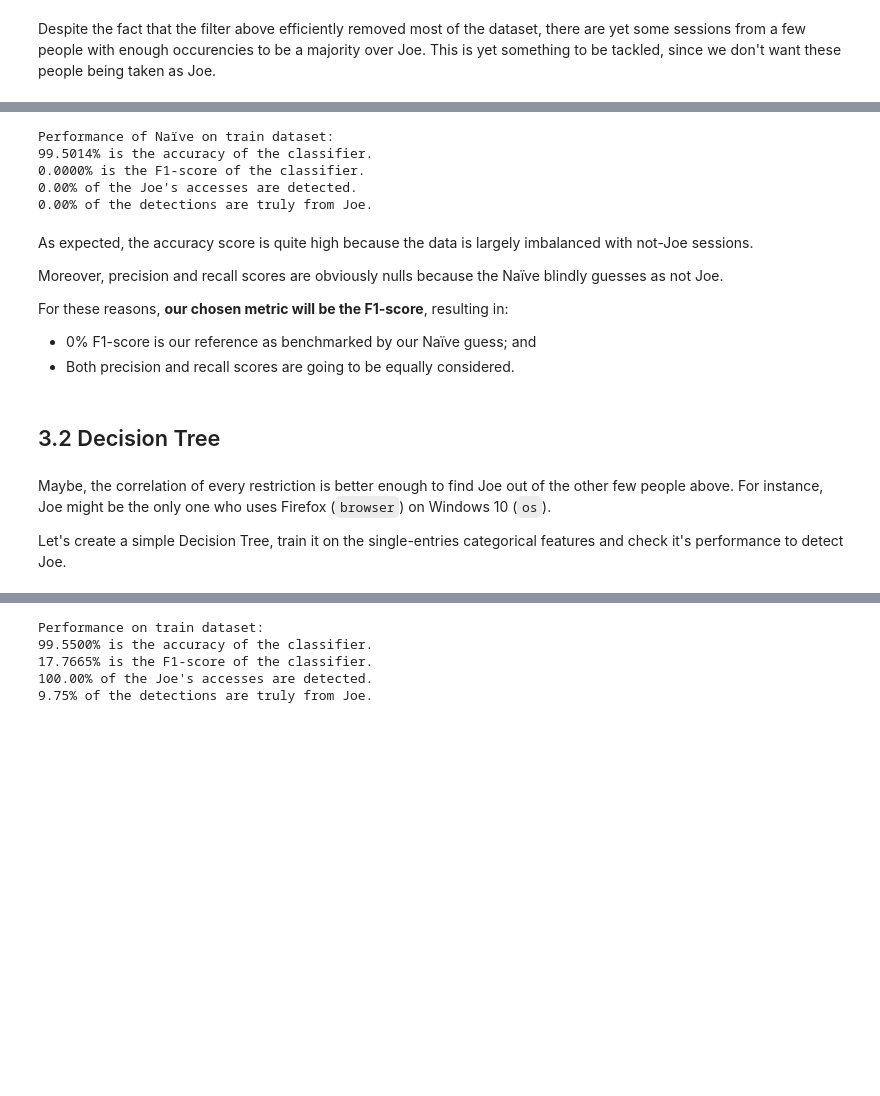
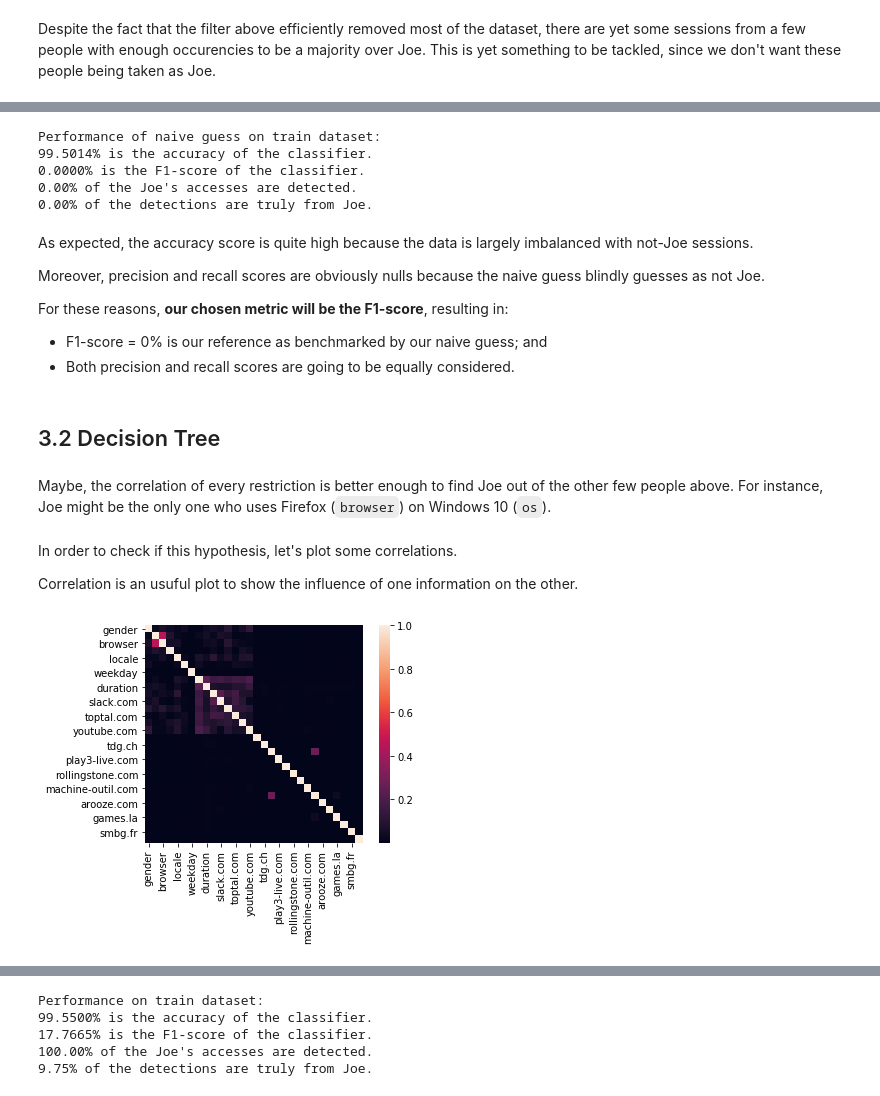
Before and after one commit to diogodutra/catch_joe, a Jupyter notebook: catch_joe_project.ipynb, the cells around one changed output, grey strips where cells are left out. Cells and saved outputs as stored; diff of their text form; code cells hidden in the pictures; blank space fills up the shorter version.

```diff
--- a/catch_joe_project.ipynb
+++ b/catch_joe_project.ipynb
@@ -331,3 +353,5 @@ joe_top_sites = joe_all_sites[:top_sites]
+# %%
+df['site_history'] = extract_site_history(df, sites_joe)
 # %% [markdown]
 <p>&nbsp;</p>
 
@@ -343,7 +367,7 @@ In orde to find this out, let's check how many logs match exactly the Joe's hist
 # %%
 # define list of features to be used by the classifier
 
-features_categorical = ['gender', 'os', 'browser', 'location', 'locale', 'hour']
+features_categorical = ['gender', 'os', 'browser', 'location', 'locale', 'hour', 'weekday', 'site_history']
 
 features = features_categorical + ['duration'] + joe_top_sites
 # %%
@@ -356,7 +380,7 @@ for feature, valid_entries in filter_data.items():
 
 
 # extract set of multiple website entries from Joe's logs
-sites_joe = {site.get('site') for sites in df_like_joe['sites'] for site in sites}
+sites_joe = extract_sites_joe(df)#{site.get('site') for sites in df_like_joe['sites'] for site in sites}
 df_like_joe = df_like_joe[list(map(lambda x:
                 any(site.get('site') in sites_joe for site in x), df_like_joe['sites']))]
 
@@ -397,15 +421,19 @@ df_train = df.copy()
 df_train, le = categorize(df_train, features_categorical)
 
 y_train = encode_joe(df_train['user_id'] == user_id_joe)
-df_train = transform_features(df_train, features, features_categorical, joe_top_sites, le)
+df_train = transform_features(df_train, features, features_categorical, joe_top_sites, sites_joe, hosts_joe, le)
+
+for host in hosts_joe:
+    df_train[host] = [sum(map(lambda x: x.get('length') * (x.get('site').split('.')[-1] == host), sites)) for sites in df['sites']]
+
 X_train = df_train[features].values
 # %%
 y_pred = [1] * len(y_train)
 
-print('Performance of Naïve on train dataset:')
+print('Performance of naive guess on train dataset:')
 print_scores(y_pred, y_train)
 # %% [output]
-Performance of Naïve on train dataset:
+Performance of naive guess on train dataset:
 99.5014% is the accuracy of the classifier.
 0.0000% is the F1-score of the classifier.
 0.00% of the Joe's accesses are detected.
@@ -413,14 +441,21 @@ Performance of Naïve on train dataset:
 # %% [markdown]
 As expected, the accuracy score is quite high because the data is largely imbalanced with not-Joe sessions.
 
-Moreover, precision and recall scores are obviously nulls because the Naïve blindly guesses as not Joe.
+Moreover, precision and recall scores are obviously nulls because the naive guess blindly guesses as not Joe.
 
 For these reasons, **our chosen metric will be the F1-score**, resulting in:
-- 0% F1-score is our reference as benchmarked by our Naïve guess; and
+- F1-score = 0% is our reference as benchmarked by our naive guess; and
 - Both precision and recall scores are going to be equally considered.
 # %% [markdown]
 ## 3.2 Decision Tree
 # %% [markdown]
 Maybe, the correlation of every restriction is better enough to find Joe out of the other few people above. For instance, Joe might be the only one who uses Firefox (`browser`) on Windows 10 (`os`).
-
-Let's create a simple Decision Tree, train it on the single-entries categorical features and check it's performance to detect Joe.
+# %% [markdown]
+In order to check if this hypothesis, let's plot some correlations.
+
+Correlation is an usuful plot to show the influence of one information on the other.
+# %%
+corr_all = abs(df_train.iloc[:, :30].corr())
+_ = sns.heatmap(corr_all, square=True)
+# %% [output]
+[figure, added]
```
Also changed, not shown: parts of 51 cells of this notebook, 4 other files.
